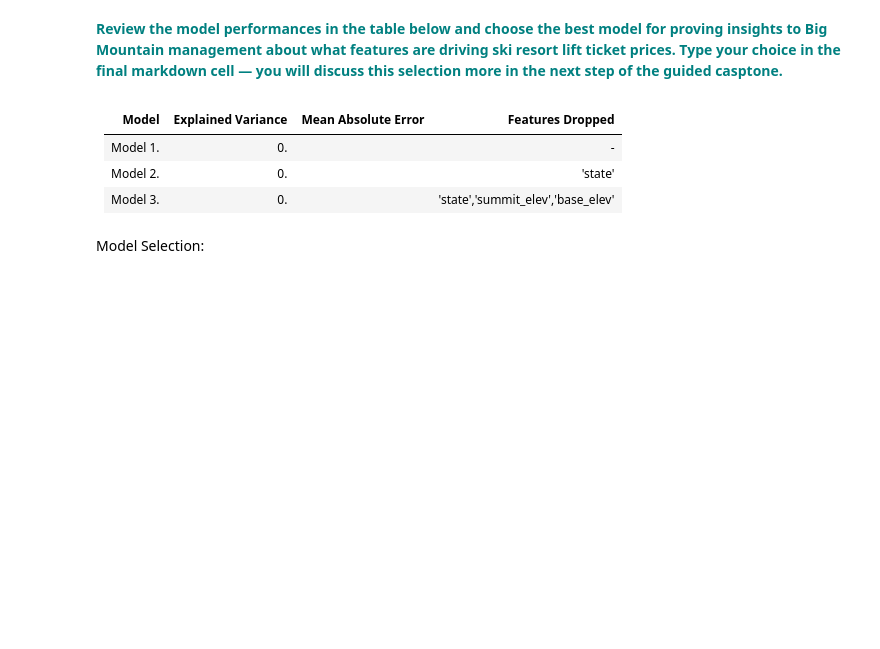
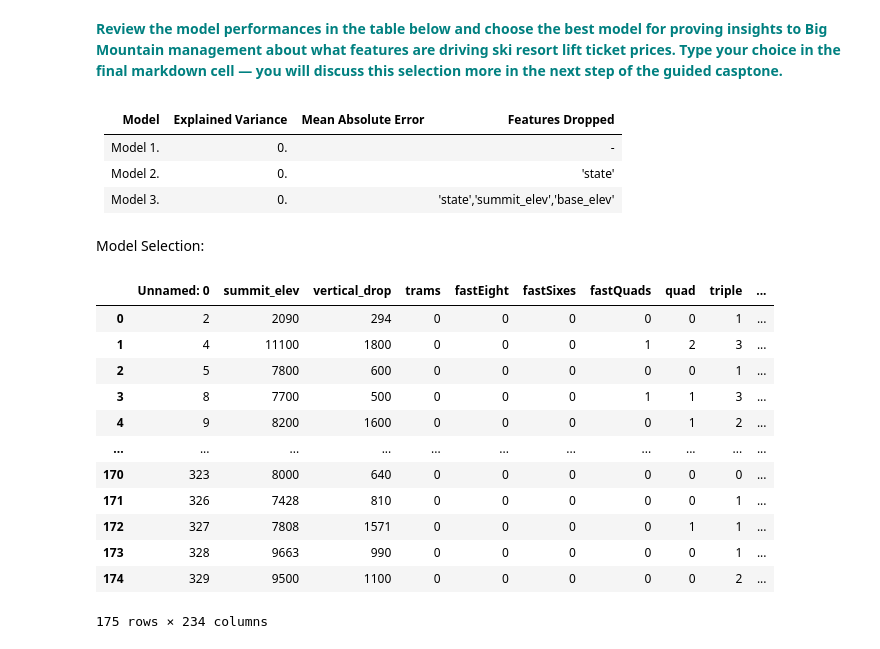
Before and after one commit to jadeal147/BigMountainResort, a Jupyter notebook: modeling/GuidedCapstoneStep4 and step5HL.ipynb, the cells around one changed output. Drawn from its saved outputs; the diff is of its cells as text; code cells hidden in the pictures; blank space fills up the shorter version.

```diff
--- a/modeling/GuidedCapstoneStep4 and step5HL.ipynb
+++ b/modeling/GuidedCapstoneStep4 and step5HL.ipynb
@@ -162,0 +263,8 @@ Hint: Try to construct another model using exactly the steps we followed above.
+# %%
+df = df.drop(['Alaska', 'Arizona', 'California', 'Colorado',
+       'Connecticut', 'Idaho', 'Illinois', 'Indiana', 'Iowa', 'Maine',
+       'Maryland', 'Massachusetts', 'Michigan', 'Minnesota', 'Missouri',
+       'Montana', 'Nevada', 'New Hampshire', 'New Jersey', 'New Mexico',
+       'New York', 'North Carolina', 'Ohio', 'Oregon', 'Pennsylvania',
+       'Rhode Island', 'South Dakota', 'Tennessee', 'Utah', 'Vermont',
+       'Virginia', 'Washington', 'West Virginia', 'Wisconsin', 'Wyoming'], axis = 1)
@@ -164,3 +322,18 @@ Hint: Try to construct another model using exactly the steps we followed above.
 **<font color='teal'> When reviewing our new model coefficients, we see `summit_elev` is now in the number two spot. This is also difficult to change from a management prespective and highly correlated with `base_elev` and `vertical_drop`.  This time, rebuild the model without the state features and without the `summit_elev` and without `base_elev`and compare the results. </font>**
 # %% [markdown]
 #### Model 3
+# %%
+
+X = df.drop(['AdultWeekday', 'Name','vertical_drop','Snow Making_ac','triple','daysOpenLastYear','projectedDaysOpen','trams','clusters','fastEight','quad','double','TerrainParks','fastQuads','surface','NightSkiing_ac','averageSnowfall','fastSixes','total_chairs','Runs','Unnamed: 0','Unnamed: 0.1','LongestRun_mi','SkiableTerrain_ac','yearsOpen'], axis=1)
+
+y = df['AdultWeekday']
+
+scaler = prep.StandardScaler().fit(X)
+
+X_scaled=scaler.transform(X)
+
+y = y.ravel()
+
+X_train, X_test, y_train, y_test = train_test_split(X_scaled, y, test_size=0.25, random_state=1)
+# %%
+pd.set_option('display.max_rows',None)
@@ -176,3 +398,19 @@ Hint: Try to construct another model using exactly the steps we followed above.
 | Model 3. | 0. | |'state','summit_elev','base_elev'|
 # %% [markdown]
 Model Selection:
+# %%
+X
+# %% [output]
+|  | Unnamed: 0 | summit_elev | vertical_drop | trams | fastEight | fastSixes | fastQuads | quad | triple | ... |
+| 0 | 2 | 2090 | 294 | 0 | 0 | 0 | 0 | 0 | 1 | ... |
+| 1 | 4 | 11100 | 1800 | 0 | 0 | 0 | 1 | 2 | 3 | ... |
+| 2 | 5 | 7800 | 600 | 0 | 0 | 0 | 0 | 0 | 1 | ... |
+| 3 | 8 | 7700 | 500 | 0 | 0 | 0 | 1 | 1 | 3 | ... |
+| 4 | 9 | 8200 | 1600 | 0 | 0 | 0 | 0 | 1 | 2 | ... |
+| ... | ... | ... | ... | ... | ... | ... | ... | ... | ... | ... |
+| 170 | 323 | 8000 | 640 | 0 | 0 | 0 | 0 | 0 | 0 | ... |
+| 171 | 326 | 7428 | 810 | 0 | 0 | 0 | 0 | 0 | 1 | ... |
+| 172 | 327 | 7808 | 1571 | 0 | 0 | 0 | 0 | 1 | 1 | ... |
+| 173 | 328 | 9663 | 990 | 0 | 0 | 0 | 0 | 0 | 1 | ... |
+| 174 | 329 | 9500 | 1100 | 0 | 0 | 0 | 0 | 0 | 2 | ... |
+175 rows × 234 columns
```
Also changed, not shown: parts of 19 cells of this notebook.
